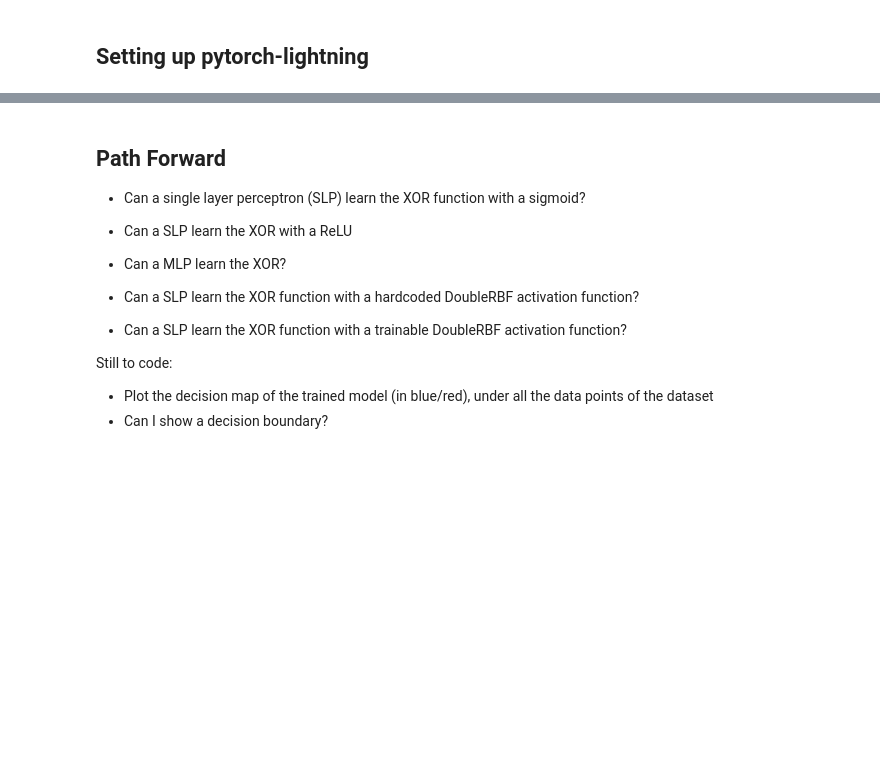
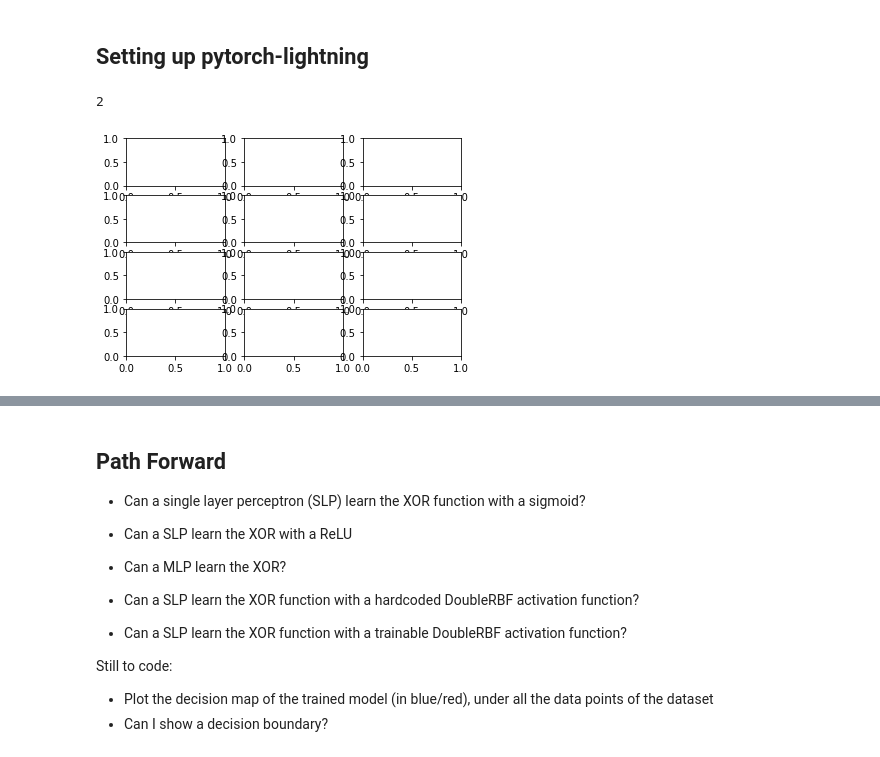
Before and after one commit to bhoov/xor-act-fn, a Jupyter notebook: notebooks/Initial RBF tests.ipynb, the cells around one changed output, grey strips where cells are left out. Cells and saved outputs as stored; diff of their text form; code cells hidden in the pictures; blank space fills up the shorter version.

```diff
--- a/notebooks/Initial RBF tests.ipynb
+++ b/notebooks/Initial RBF tests.ipynb
@@ -17,3 +17,8 @@ from rbfxor.functional import PiecewiseRBF
 from rbfxor.dataset import XORDataset, true_xor
 # %% [markdown]
 ## Setting up pytorch-lightning
+# %%
+fig, axes = plt.subplots(4,3)
+# %% [output]
+2
+[figure, added]
```
Also changed, not shown: parts of 2 cells of this notebook, 5 other files.
